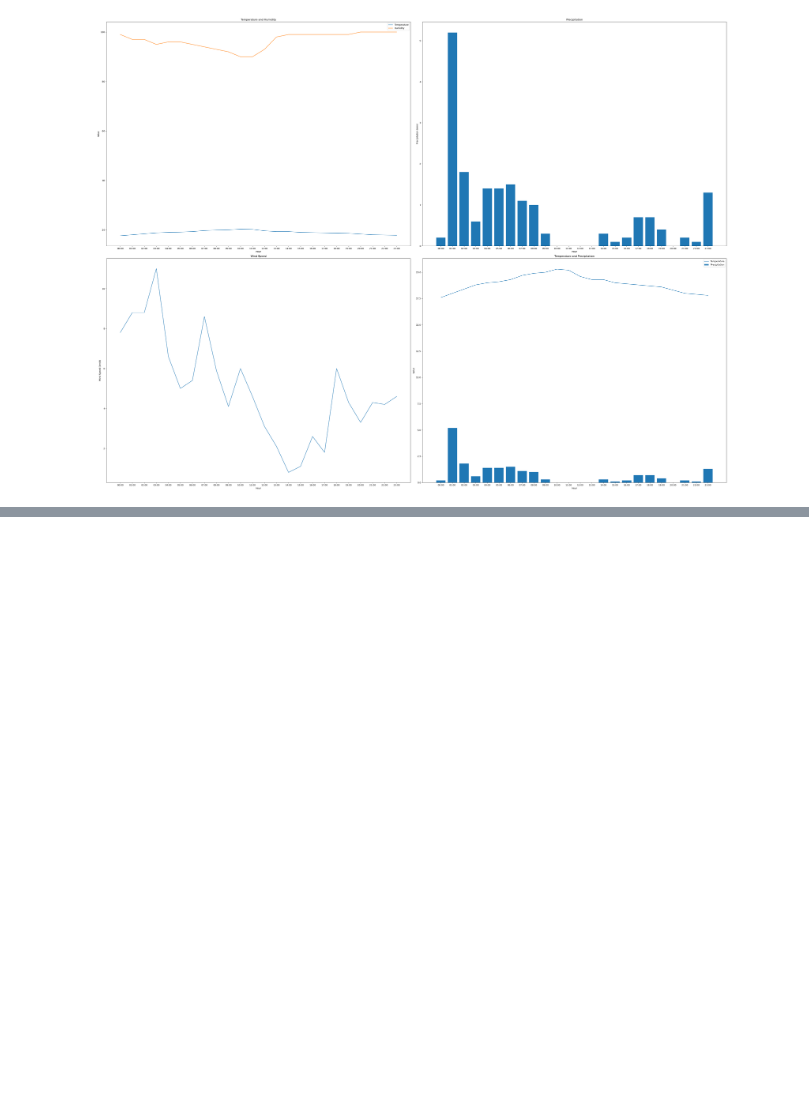
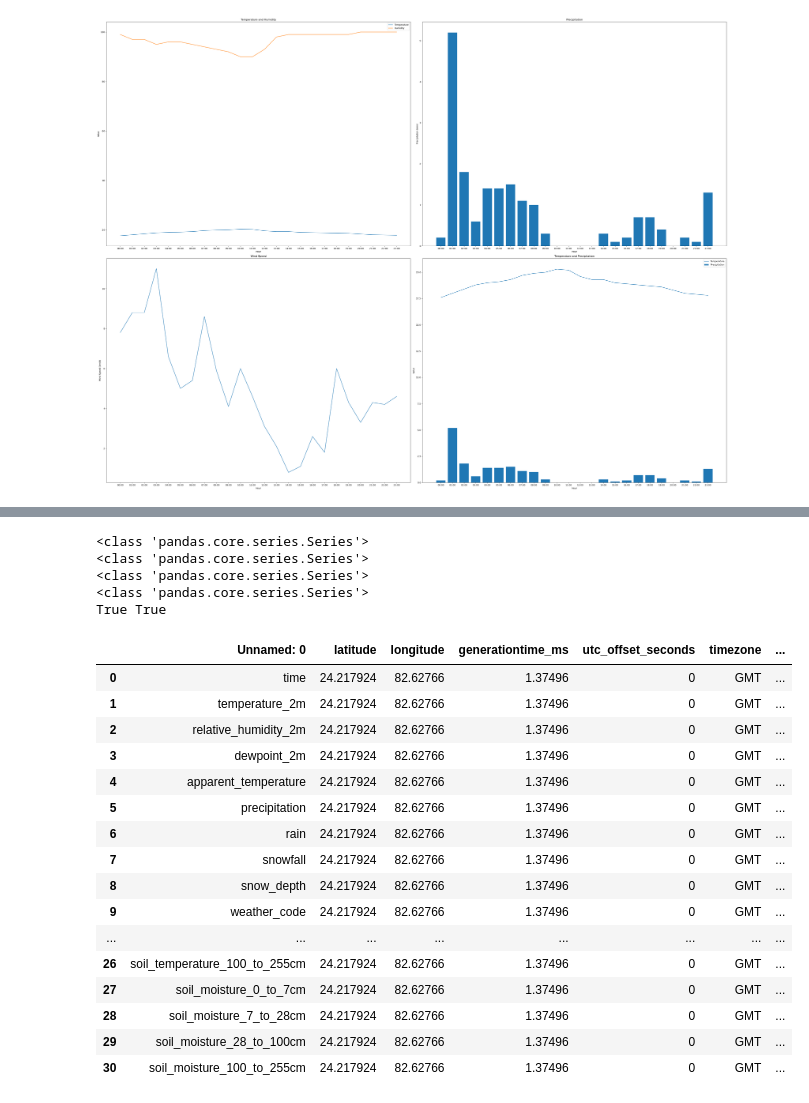
Before and after one commit to Sanjeev-Kumar78/Weather_Trend_Analyzer, a Jupyter notebook: Base-Code.ipynb, the cells around one changed output, grey strips where cells are left out. Drawn from its saved outputs; the diff is of its cells as text; code cells hidden in the pictures; blank space fills up the shorter version.

```diff
--- a/Base-Code.ipynb
+++ b/Base-Code.ipynb
@@ -643,0 +996,72 @@ Mean Squared Error: 0.016038426517551115
+# %%
+    log = pd.read_csv(os.path.join("Data", "log.csv"))
+    row = None
+    # Debugging
+    for i in log.iterrows():
+        print(type(i[1]))
+        row = i[1]
+    print(type(row))
+    print(log['start-time'][1] < '2023-12-12', log['end-time'][1] > '2023-11-15')
+# %% [output]
+<class 'pandas.core.series.Series'>
+<class 'pandas.core.series.Series'>
+<class 'pandas.core.series.Series'>
+<class 'pandas.core.series.Series'>
+True True
+# %%
+def extract_required_data(latitude, longitude, start_date, end_date, frequency):
+    log = pd.read_csv(os.path.join("Data", "log.csv"))
+    match = log[
+        (log['latitude'] == latitude) &
+        (log['longitude'] == longitude) &
+        (log['type'] == frequency) &
+        (log['start-time'] <= start_date) &
+        (log['end-time'] >= end_date)
+    ]
+
+    if match.empty:
+        raise ValueError("No matching entry found in log")
+
+    row = match.iloc[0]
+    data = pd.read_csv(row['file-path'])
+
+    if row['start-time'] == start_date and row['end-time'] == end_date:
+        return data
+
+    column_name = "hourly" if frequency == "hourly" else "daily"
+    time_list = ast.literal_eval(data[column_name].iloc[0])
+
+    if frequency == "hourly":
+        start_idx = time_list.index(start_date + "T00:00")
+        end_idx = time_list.index(end_date + "T23:00") + 1
+    else:
+        start_idx = time_list.index(start_date)
+        end_idx = time_list.index(end_date) + 1
+
+    temp_data = data[column_name].copy()
+    for i in range(len(temp_data)):
+        temp_data.iloc[i] = ast.literal_eval(temp_data.iloc[i])[start_idx:end_idx]
+
+    data[column_name] = temp_data
+    return data
+
+
+extract_required_data(24.217924, 82.62766, "2023-12-12", "2023-12-21", "hourly")
+# %% [output]
+|  | Unnamed: 0 | latitude | longitude | generationtime_ms | utc_offset_seconds | timezone | ... |
+| 0 | time | 24.217924 | 82.62766 | 1.37496 | 0 | GMT | ... |
+| 1 | temperature_2m | 24.217924 | 82.62766 | 1.37496 | 0 | GMT | ... |
+| 2 | relative_humidity_2m | 24.217924 | 82.62766 | 1.37496 | 0 | GMT | ... |
+| 3 | dewpoint_2m | 24.217924 | 82.62766 | 1.37496 | 0 | GMT | ... |
+| 4 | apparent_temperature | 24.217924 | 82.62766 | 1.37496 | 0 | GMT | ... |
+| 5 | precipitation | 24.217924 | 82.62766 | 1.37496 | 0 | GMT | ... |
+| 6 | rain | 24.217924 | 82.62766 | 1.37496 | 0 | GMT | ... |
+| 7 | snowfall | 24.217924 | 82.62766 | 1.37496 | 0 | GMT | ... |
+| 8 | snow_depth | 24.217924 | 82.62766 | 1.37496 | 0 | GMT | ... |
+| 9 | weather_code | 24.217924 | 82.62766 | 1.37496 | 0 | GMT | ... |
+| ... | ... | ... | ... | ... | ... | ... | ... |
+| 26 | soil_temperature_100_to_255cm | 24.217924 | 82.62766 | 1.37496 | 0 | GMT | ... |
+| 27 | soil_moisture_0_to_7cm | 24.217924 | 82.62766 | 1.37496 | 0 | GMT | ... |
+| 28 | soil_moisture_7_to_28cm | 24.217924 | 82.62766 | 1.37496 | 0 | GMT | ... |
+| 29 | soil_moisture_28_to_100cm | 24.217924 | 82.62766 | 1.37496 | 0 | GMT | ... |
+| 30 | soil_moisture_100_to_255cm | 24.217924 | 82.62766 | 1.37496 | 0 | GMT | ... |
```
Also changed, not shown: parts of 14 cells of this notebook, 13 other files.
